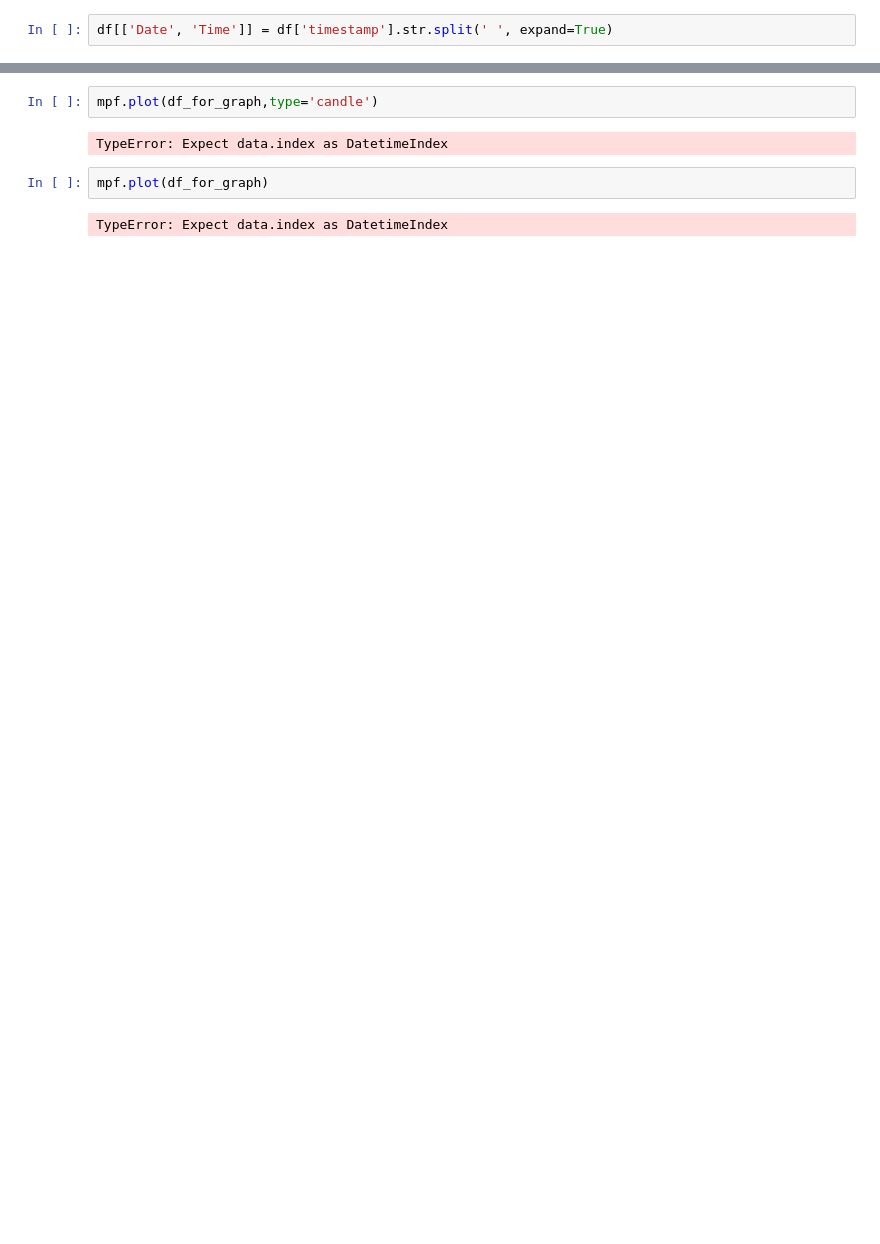
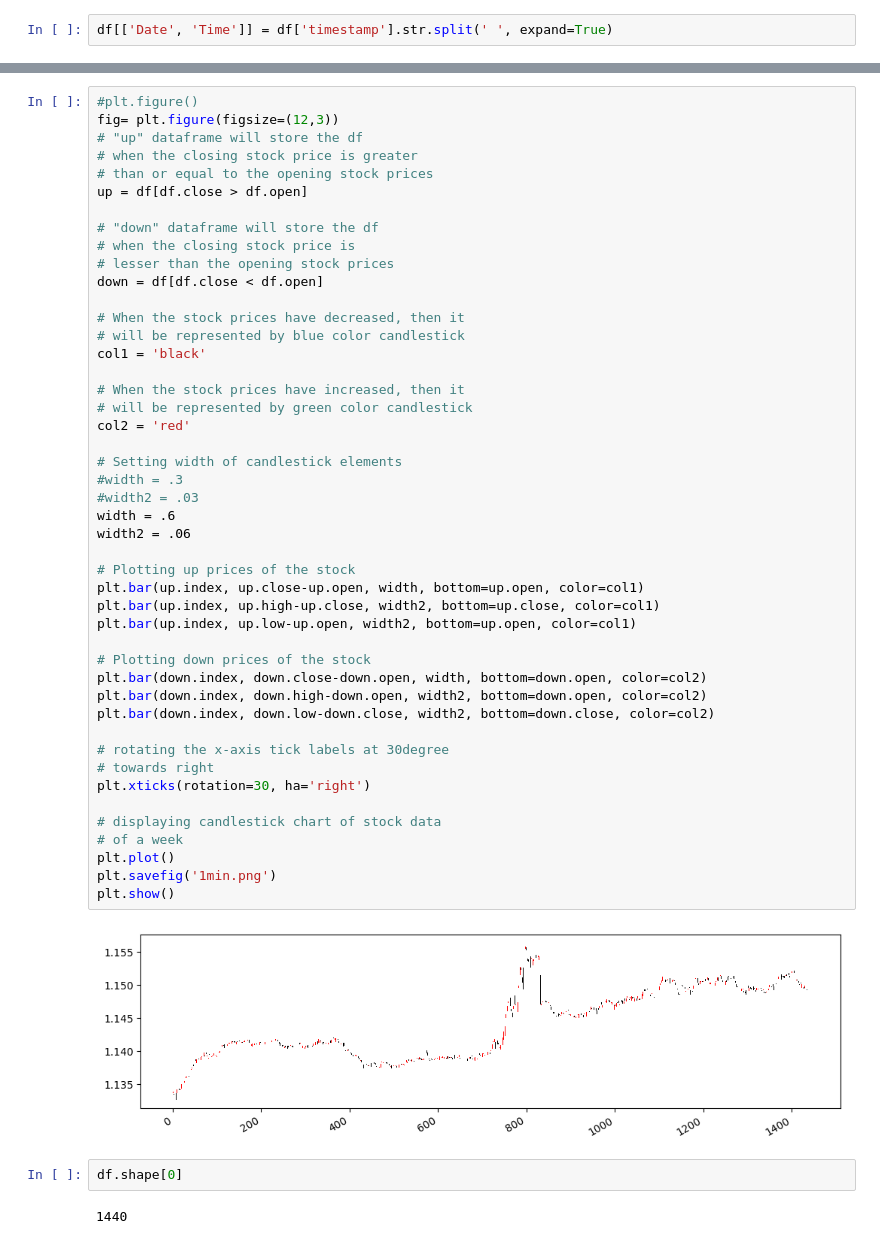
Before and after one commit to zxacman/mycode, a Jupyter notebook: clean-with-pandas/demo.ipynb, the cells around one changed output, grey strips where cells are left out. Drawn from its saved outputs; the diff is of its cells as text; blank space fills up the shorter version.

```diff
--- a/clean-with-pandas/demo.ipynb
+++ b/clean-with-pandas/demo.ipynb
@@ -73,8 +70,52 @@ df.head()
-# %%
-mpf.plot(df_for_graph,type='candle')
-# %% [output]
-TypeError: Expect data.index as DatetimeIndex
-# %%
-mpf.plot(df_for_graph)
-# %% [output]
-TypeError: Expect data.index as DatetimeIndex
+# %%
+#plt.figure()
+fig= plt.figure(figsize=(12,3))
+# "up" dataframe will store the df
+# when the closing stock price is greater
+# than or equal to the opening stock prices
+up = df[df.close > df.open]
+
+# "down" dataframe will store the df
+# when the closing stock price is
+# lesser than the opening stock prices
+down = df[df.close < df.open]
+
+# When the stock prices have decreased, then it
+# will be represented by blue color candlestick
+col1 = 'black'
+
+# When the stock prices have increased, then it
+# will be represented by green color candlestick
+col2 = 'red'
+
+# Setting width of candlestick elements
+#width = .3
+#width2 = .03
+width = .6
+width2 = .06
+
+# Plotting up prices of the stock
+plt.bar(up.index, up.close-up.open, width, bottom=up.open, color=col1)
+plt.bar(up.index, up.high-up.close, width2, bottom=up.close, color=col1)
+plt.bar(up.index, up.low-up.open, width2, bottom=up.open, color=col1)
+
+# Plotting down prices of the stock
+plt.bar(down.index, down.close-down.open, width, bottom=down.open, color=col2)
+plt.bar(down.index, down.high-down.open, width2, bottom=down.open, color=col2)
+plt.bar(down.index, down.low-down.close, width2, bottom=down.close, color=col2)
+
+# rotating the x-axis tick labels at 30degree
+# towards right
+plt.xticks(rotation=30, ha='right')
+
+# displaying candlestick chart of stock data
+# of a week
+plt.plot()
+plt.savefig('1min.png')
+plt.show()
+# %% [output]
+[figure, added]
+# %%
+df.shape[0]
+# %% [output]
+1440
```
Also changed, not shown: parts of 15 cells of this notebook, 9 other files.
